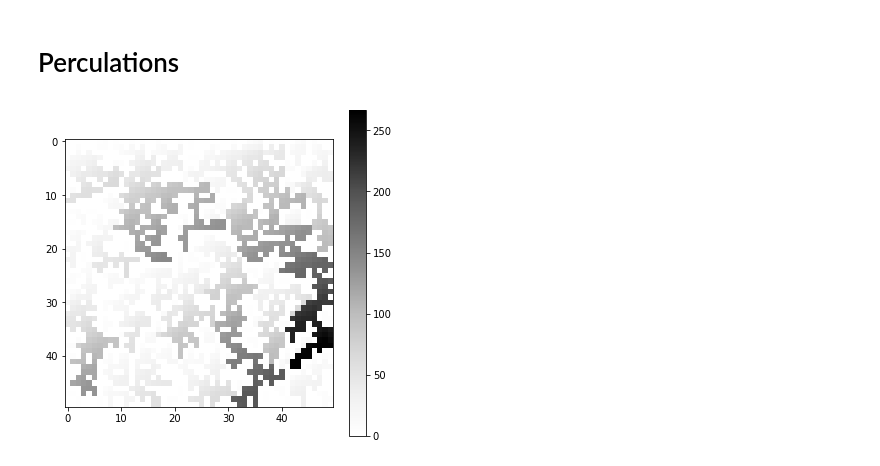
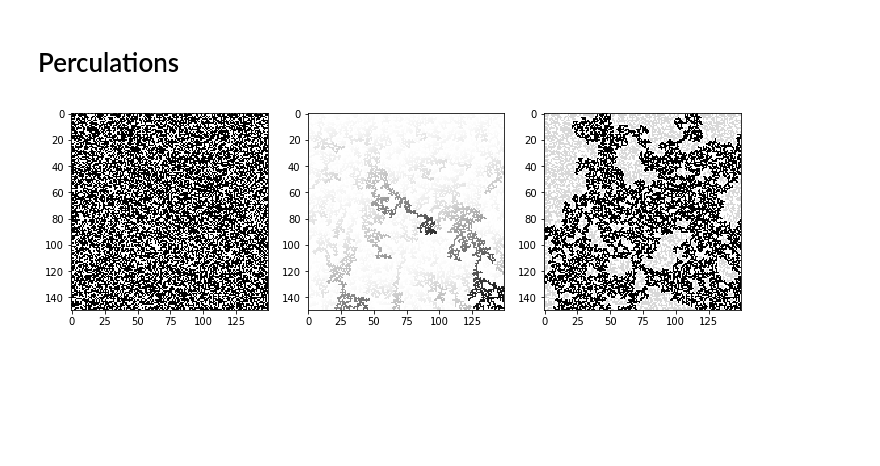
Before and after one commit to charelF/ComplexSystems, a Jupyter notebook: charel/fun.ipynb, the cells around one changed output. Cells and saved outputs as stored; diff of their text form; code cells hidden in the pictures; blank space fills up the shorter version.

```diff
--- a/charel/fun.ipynb
+++ b/charel/fun.ipynb
@@ -68,56 +39,56 @@ lattice = np.where(lattice>p, 1, 0)
 # %%
-N = 50
-p = 0.4
+N = 150
+p = 0.40
 L = np.random.random(size=(N,N))
 L = np.where(L>p, 1, 0)
 
-for i in range(1,N-1):
-    for j in range(1,N-1):
-        if L[i,j] == 0:
-            continue
+fig, (ax1, ax2, ax3) = plt.subplots(nrows=1, ncols=3, figsize=(12, 4))
+ax1.imshow(L, interpolation="none", cmap="Greys")
+
+for i in range(N):
+    for j in range(N):
+        if i == N-1 or j == N-1 or i == 0 or j == 0 or L[i,j] == 0:
+                continue
         else:
             L[i,j] = max(
                 L[i+1,j],
                 L[i,j+1],
                 L[i-1,j],
                 L[i,j-1],
             )
+            L[i,j] += (
+                int(L[i+1,j]>0) + int(L[i-1,j]>0) +
+                int(L[i,j+1]>0) + int(L[i,j-1]>0)
+            )
+            if L[i+1,j] != 0: L[i+1,j] = L[i,j]
+            if L[i,j+1] != 0: L[i,j+1] = L[i,j]
+            if L[i-1,j] != 0: L[i-1,j] = L[i,j]
+            if L[i,j-1] != 0: L[i,j-1] = L[i,j]
 
-            L[i,j] += int(L[i+1,j]>0) + int(L[i-1,j]>0) + int(L[i,j+1]>0) + int(L[i,j-1]>0)
+ax2.imshow(L, interpolation="none", cmap="Greys")
 
-            if L[i+1,j] != 0:
-                L[i+1,j] = L[i,j]
-            if L[i,j+1] != 0:
-                L[i,j+1] = L[i,j]
-            if L[i-1,j] != 0:
-                L[i-1,j] = L[i,j]
-            if L[i,j-1] != 0:
-                L[i,j-1] = L[i,j]
+x, y = np.unravel_index(np.argmax(L), shape=L.shape)
+maxx = np.max(L) + 1
+L[x,y] = maxx
 
-plt.figure(figsize=(6,6))
-plt.imshow(L, interpolation="none", cmap="Greys")
-plt.colorbar()
+todo = set([(x,y)])
+done = set([])
+
+while todo:
+    (i,j) = todo.pop()
+    done.add((i,j))
+    if i == N or j == N or i == -1 or j == -1 or L[i,j] == 0:
+        continue
+    else:
+        L[i,j] = maxx
+        neighbours = {(i+1,j), (i,j+1), (i-1,j), (i,j-1)}
+        todo = todo | neighbours  # add neighbours to todo
+        todo = todo - done  # remove dones from todo
+
+L = np.where((L>0) & (L<maxx), 1, L)
+L = np.where((L==maxx), 4, L)
+
+ax3.imshow(L, interpolation="none", cmap="Greys")
 plt.show()
-
-# x, y = np.unravel_index(np.argmax(L), shape=L.shape)
-
-# for i in reversed(range(1,N-1)):
-#     for j in reversed(range(1,N-1)):
-#         if L[i,j] == 0:
-#             continue
-#         else:
-#             if L[i+1,j] != 0:
-#                 L[i+1,j] = L[i,j]
-#             if L[i,j+1] != 0:
-#                 L[i,j+1] = L[i,j]
-#             if L[i-1,j] != 0:
-#                 L[i-1,j] = L[i,j]
-#             if L[i,j-1] != 0:
-#                 L[i,j-1] = L[i,j]
-
-# plt.figure(figsize=(6,6))
-# plt.imshow(L, interpolation="none", cmap="Greys")
-# plt.colorbar()
-# plt.show()
 # %% [output]
-[figure, old version]
+[figure, new version]
```
Also changed, not shown: parts of 5 cells of this notebook.
